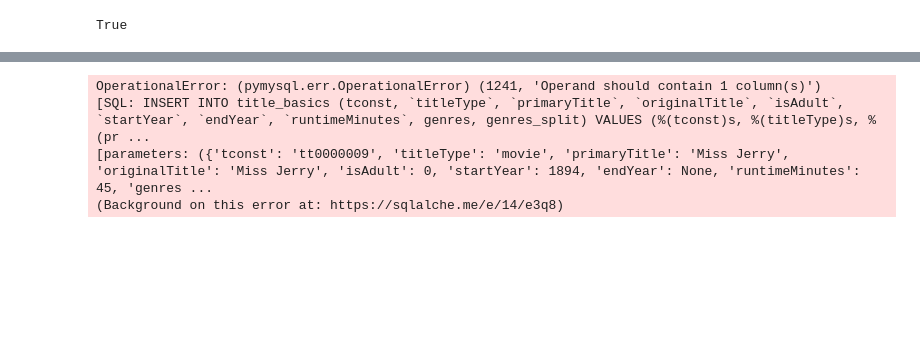
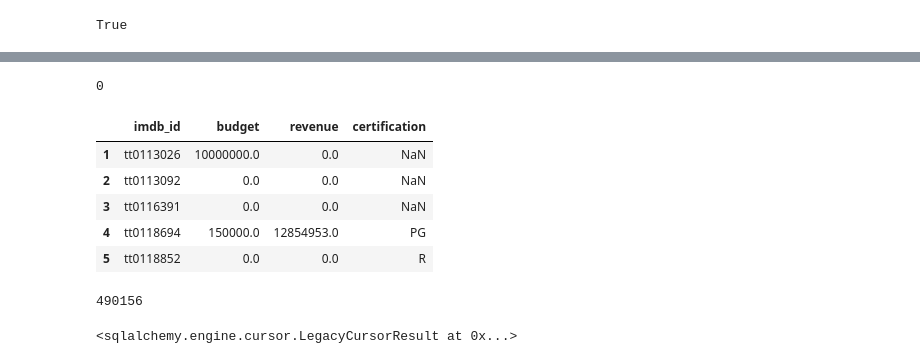
Before and after one commit to RazgrizGhost/Project-3, a Jupyter notebook: Project 3 Part 3.ipynb, the cells around one changed output, grey strips where cells are left out. Drawn from its saved outputs; the diff is of its cells as text; code cells hidden in the pictures; blank space fills up the shorter version.

```diff
--- a/Project 3 Part 3.ipynb
+++ b/Project 3 Part 3.ipynb
@@ -47,3 +54,6 @@ api_results2001.head()
 | 3 | tt0118589 | 0.0 | /9NZAirJahVilTiDNCHLFcdkwkiy.jpg | NaN | 22000000.0 | [{'id': 18, 'name': 'Drama'}, {'i... | NaN | 10696.0 | ... |
 | 4 | tt0118652 | 0.0 | /mWxJEFRMvkG4UItYJkRDMgWQ08Y.jpg | NaN | 1000000.0 | [{'id': 27, 'name': 'Horror'}, {'... | NaN | 17140.0 | ... |
 5 rows × 26 columns
+# %%
+tmdb_data_combined = pd.concat([api_results2000, api_results2001])
+tmdb_data_combined.head()
@@ -50,3 +68,5 @@ api_results2001.head()
+# %%
+tmdb_data_combined = tmdb_data_combined.loc[tmdb_data_combined['imdb_id']!='0']
 # %%
 ## create a col with a list of genres
 basics['genres_split'] = basics['genres'].str.split(',')
@@ -205,0 +230,17 @@ df_schema = {
+# %%
+tmdb_data_combined["imdb_id"].duplicated().sum()
+tmdb_data_combined = tmdb_data_combined.drop_duplicates(subset = "imdb_id")
+# %%
+tmdb_data_combined["imdb_id"].duplicated().sum()
+# %% [output]
+0
+# %%
+tmdb_df = tmdb_data_combined[["imdb_id", "budget", "revenue", "certification"]]
+tmdb_df.head()
+# %% [output]
+|  | imdb_id | budget | revenue | certification |
+| 1 | tt0113026 | 10000000.0 | 0.0 | NaN |
+| 2 | tt0113092 | 0.0 | 0.0 | NaN |
+| 3 | tt0116391 | 0.0 | 0.0 | NaN |
+| 4 | tt0118694 | 150000.0 | 12854953.0 | PG |
+| 5 | tt0118852 | 0.0 | 0.0 | R |
@@ -206,12 +262,15 @@ df_schema = {
 # %%
 basics.to_sql("title_basics", engine, dtype = df_schema, if_exists = "replace", index = False)
 ratings.to_sql("title_ratings", engine, dtype = df_schema, if_exists = "replace", index = False)
-api_results2000.to_sql("tmbd2000", engine,dtype = df_schema,  if_exists = "replace", index = False)
-api_results2001.to_sql("tmbd2001", engine,dtype = df_schema,  if_exists = "replace", index = False)
-genres.to_sql("genres", engine, dtype = df_schema,  if_exists = "replace", index = False)
+tmdb_df.to_sql("tmdb_data", engine,dtype = df_schema,  if_exists = "replace", index = False)
+genre_lookup.to_sql("genres", engine, dtype = df_schema,  if_exists = "replace", index = False)
 title_genres.to_sql("title_genres", engine , dtype = df_schema, if_exists = "replace", index = False)
 # %% [output]
-OperationalError: (pymysql.err.OperationalError) (1241, 'Operand should contain 1 column(s)')
-[SQL: INSERT INTO title_basics (tconst, `titleType`, `primaryTitle`, `originalTitle`, `isAdult`, `startYear`, `endYear`, `runtimeMinutes`, genres, genres_split) VALUES (%(tconst)s, %(titleType)s, %(pr ...
-[parameters: ({'tconst': 'tt0000009', 'titleType': 'movie', 'primaryTitle': 'Miss Jerry', 'originalTitle': 'Miss Jerry', 'isAdult': 0, 'startYear': 1894, 'endYear': None, 'runtimeMinutes': 45, 'genres ...
-(Background on this error at: https://sqlalche.me/e/14/e3q8)
+490156
+# %%
+engine.execute('ALTER TABLE genres ADD PRIMARY KEY (`Genre_ID`);')
+engine.execute('ALTER TABLE title_basics ADD PRIMARY KEY (`tconst`);')
+engine.execute('ALTER TABLE title_ratings ADD PRIMARY KEY (`tconst`);')
+engine.execute('ALTER TABLE tmdb_data ADD PRIMARY KEY (`imdb_id`);')
+# %% [output]
+<sqlalchemy.engine.cursor.LegacyCursorResult at 0x...>
```
Also changed, not shown: parts of 16 cells of this notebook.
